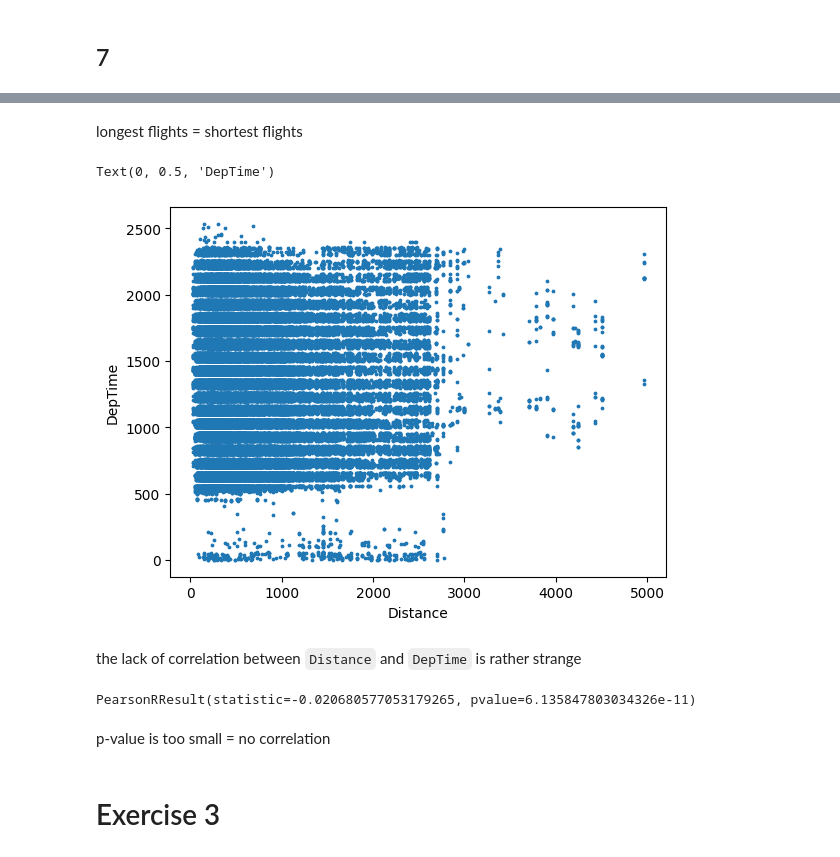
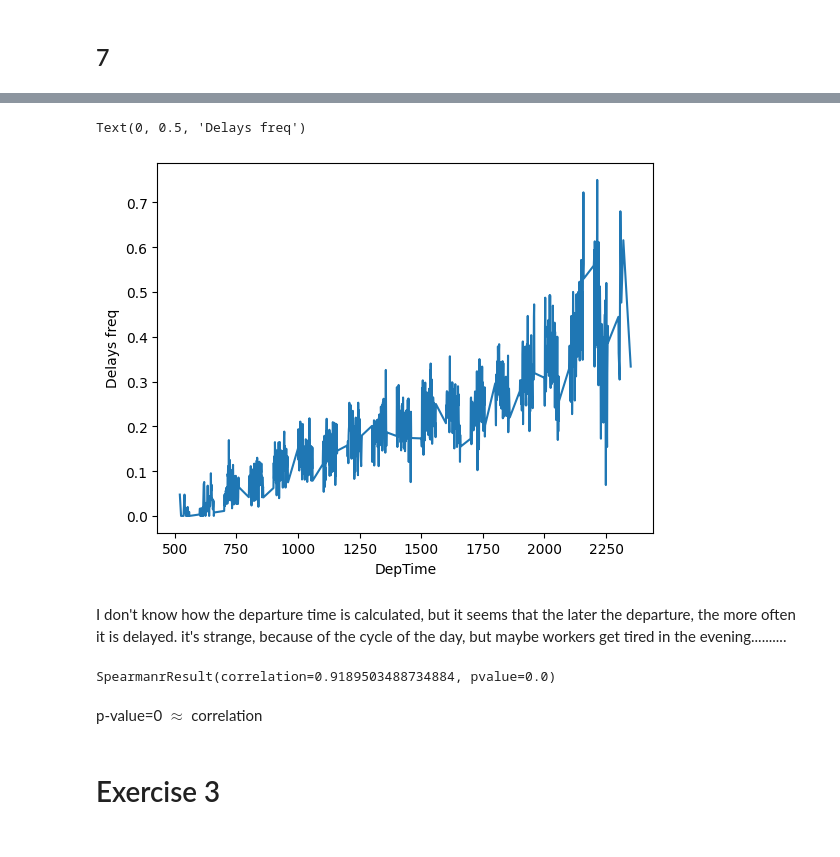
Before and after one commit to Square596/AdvancedPython_Homeworks, a Jupyter notebook: task18.ipynb, the cells around one changed output, grey strips where cells are left out. Drawn from its saved outputs; the diff is of its cells as text; code cells hidden in the pictures.

```diff
--- a/task18.ipynb
+++ b/task18.ipynb
@@ -110,24 +93,22 @@ Text(0, 0.5, 'Distance')
-# %% [markdown]
-longest flights = shortest flights
-# %%
-x7 = data['Distance']
-y7 = data['DepTime']
-plt.scatter(x7, y7, s=3)
-plt.xlabel('Distance')
-plt.ylabel('DepTime')
-# %% [output]
-Text(0, 0.5, 'DepTime')
-[figure, removed]
-# %% [markdown]
-the lack of correlation between `Distance` and `DepTime` is rather strange
-# %%
-from scipy.stats import pearsonr
-
-pearsonr(x7, y7)
-# %% [output]
-PearsonRResult(statistic=-0.020680577053179265, pvalue=6.135847803034326e-11)
+# %%
+prev7 = data.groupby('DepTime')['delayed_bool']
+mask7 = prev7.size().values > 20
+prev7.mean()[mask7].plot()
+plt.ylabel('Delays freq')
+# %% [output]
+Text(0, 0.5, 'Delays freq')
+[figure, added]
+# %% [markdown]
+I don't know how the departure time is calculated, but it seems that the later the departure, the more often it is delayed.
+it's strange, because of the cycle of the day, but maybe workers get tired in the evening..........
+# %%
+from scipy.stats import spearmanr
+
+spearmanr(prev7.mean()[mask7].index, prev7.mean()[mask7].values)
+# %% [output]
+SpearmanrResult(correlation=0.9189503488734884, pvalue=0.0)
 # %% [markdown]
-p-value is too small = no correlation
+p-value=0 $\approx$ correlation
 # %% [markdown]
 # Exercise 3
 # %%
```
Also changed, not shown: parts of 6 cells of this notebook.
